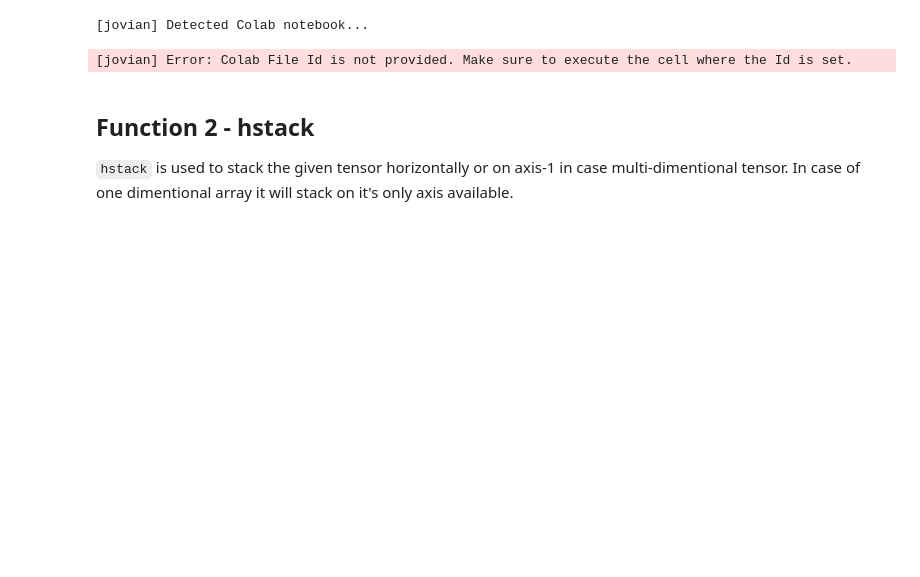
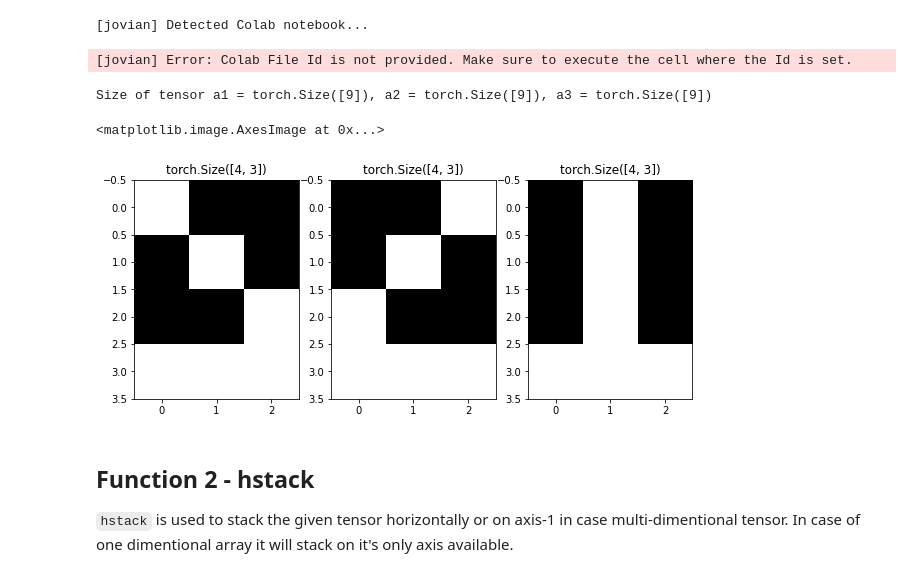
Before and after one commit to vkatiyar/PyTorchPractice, a Jupyter notebook: 01_tensor_operations.ipynb, the cells around one changed output. Drawn from its saved outputs; the diff is of its cells as text; code cells hidden in the pictures; blank space fills up the shorter version.

```diff
--- a/01_tensor_operations.ipynb
+++ b/01_tensor_operations.ipynb
@@ -105,6 +105,37 @@ jovian.commit(project='01-tensor-operations')
 # %% [output]
 [jovian] Detected Colab notebook...
 [jovian] Error: Colab File Id is not provided. Make sure to execute the cell where the Id is set.
+# %%
+a1 = torch.arange(start=1, end=10)
+a2 = torch.arange(start=101, end=110)
+a3 = torch.arange(start=201, end=210)
+print("Size of tensor a1 = {}, a2 = {}, a3 = {}".format(a1.size(),a2.size(),a3.size()))
+# %% [output]
+Size of tensor a1 = torch.Size([9]), a2 = torch.Size([9]), a3 = torch.Size([9])
+# %%
+band1 = torch.tensor([[255,0,0],
+         [0,255,0],
+         [0,0,255],
+         [255,255,255]])
+band2 = torch.tensor([[0,0,255],
+         [0,255,0],
+         [255,0,0],
+         [255,255,255]])
+band3 = torch.tensor([[0,255,0],
+         [0,255,0],
+         [0,255,0],
+         [255,255,255]])
+
+_,ax = plt.subplots(1,3,squeeze=True, figsize=(10,10))
+ax[0].set_title(band1.size())
+ax[0].imshow(band1,cmap = 'gray')
+ax[1].set_title(band2.size())
+ax[1].imshow(band2,cmap = 'gray')
+ax[2].set_title(band3.size())
+ax[2].imshow(band3,cmap = 'gray')
+# %% [output]
+<matplotlib.image.AxesImage at 0x...>
+[figure, added]
 # %% [markdown]
 ## Function 2 - hstack
 
```
Also changed, not shown: parts of 56 cells of this notebook.
